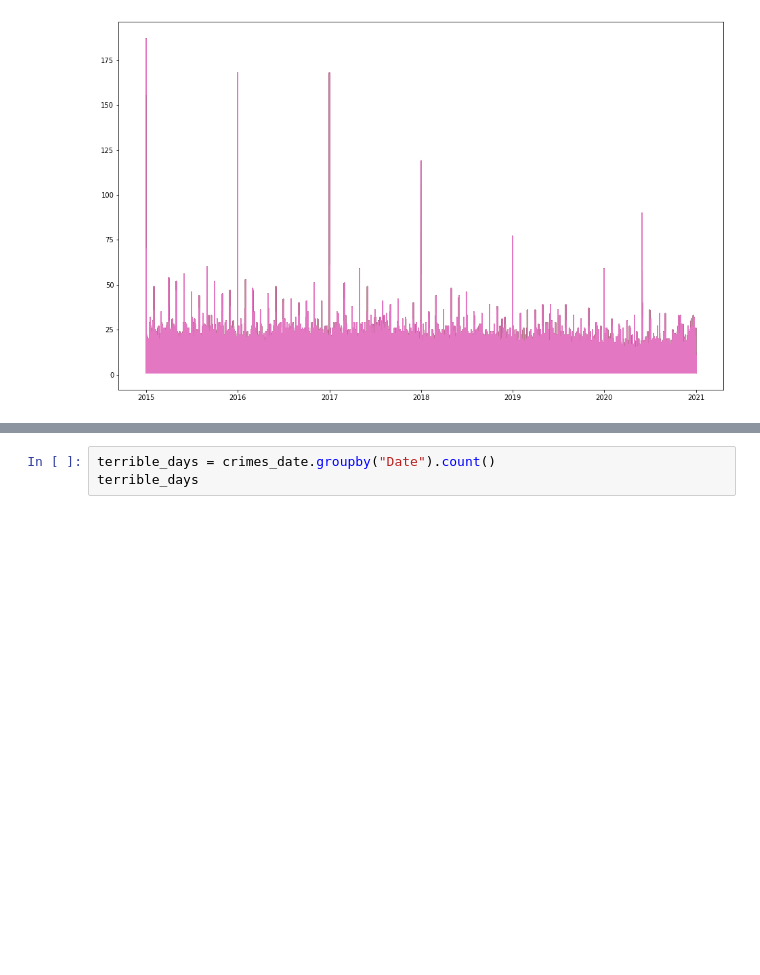
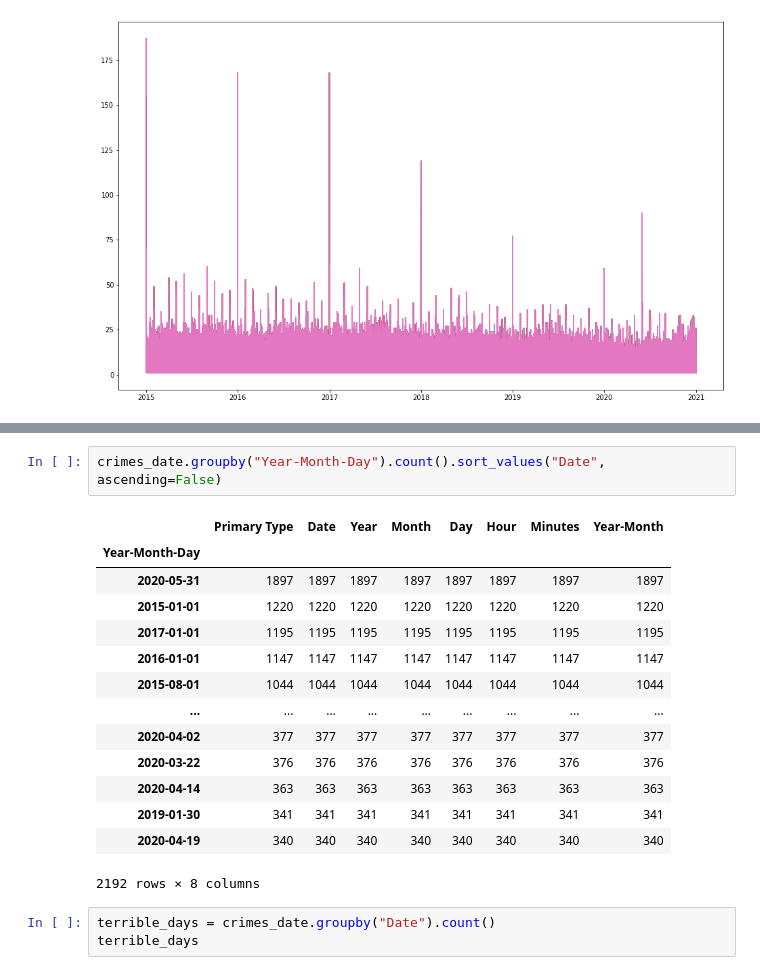
Before and after one commit to leo-cavalcante/crimes-in-chicago, a Jupyter notebook: Crime - Time Analysis.ipynb, the cells around one changed output, grey strips where cells are left out. Drawn from its saved outputs; the diff is of its cells as text; blank space fills up the shorter version.

```diff
--- a/Crime - Time Analysis.ipynb
+++ b/Crime - Time Analysis.ipynb
@@ -300,3 +318,20 @@ plt.locator_params(axis='x', nbins=10)
+# %%
+crimes_date.groupby("Year-Month-Day").count().sort_values("Date", ascending=False)
+# %% [output]
+|  | Primary Type | Date | Year | Month | Day | Hour | Minutes | Year-Month |
+| Year-Month-Day |  |  |  |  |  |  |  |  |
+| 2020-05-31 | 1897 | 1897 | 1897 | 1897 | 1897 | 1897 | 1897 | 1897 |
+| 2015-01-01 | 1220 | 1220 | 1220 | 1220 | 1220 | 1220 | 1220 | 1220 |
+| 2017-01-01 | 1195 | 1195 | 1195 | 1195 | 1195 | 1195 | 1195 | 1195 |
+| 2016-01-01 | 1147 | 1147 | 1147 | 1147 | 1147 | 1147 | 1147 | 1147 |
+| 2015-08-01 | 1044 | 1044 | 1044 | 1044 | 1044 | 1044 | 1044 | 1044 |
+| ... | ... | ... | ... | ... | ... | ... | ... | ... |
+| 2020-04-02 | 377 | 377 | 377 | 377 | 377 | 377 | 377 | 377 |
+| 2020-03-22 | 376 | 376 | 376 | 376 | 376 | 376 | 376 | 376 |
+| 2020-04-14 | 363 | 363 | 363 | 363 | 363 | 363 | 363 | 363 |
+| 2019-01-30 | 341 | 341 | 341 | 341 | 341 | 341 | 341 | 341 |
+| 2020-04-19 | 340 | 340 | 340 | 340 | 340 | 340 | 340 | 340 |
+2192 rows × 8 columns
 # %%
 terrible_days = crimes_date.groupby("Date").count()
 terrible_days
```
Also changed, not shown: parts of 4 cells of this notebook.
